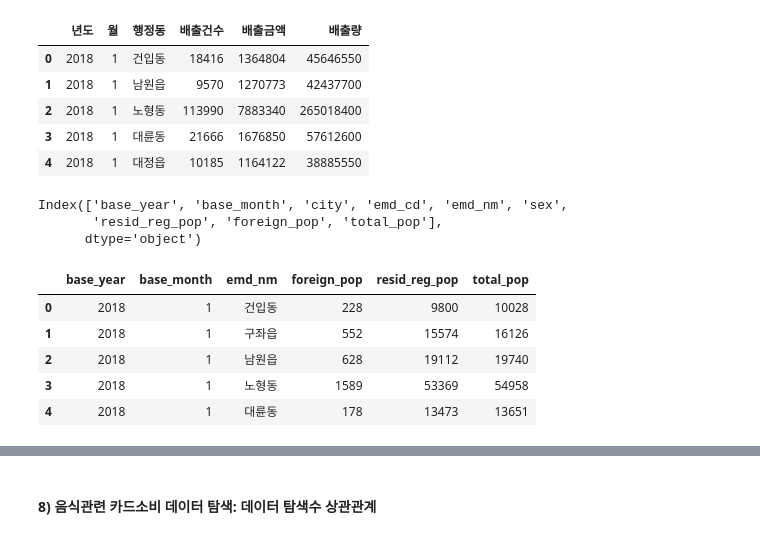
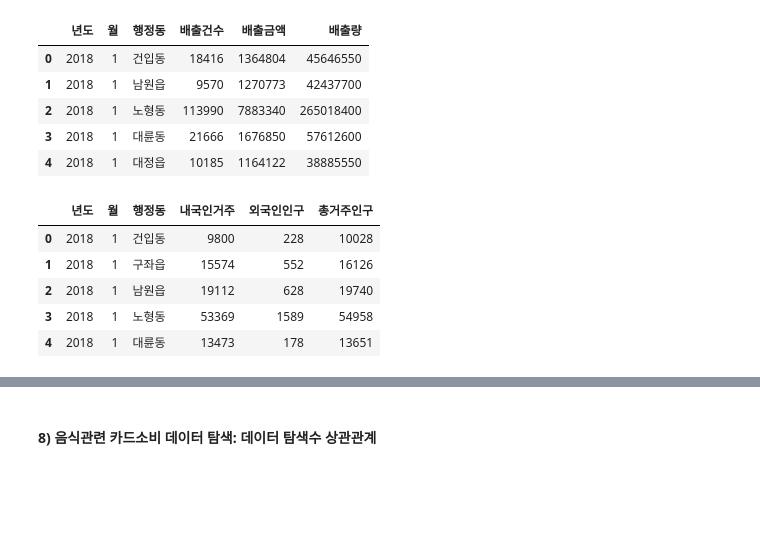
Before and after one commit to convin305/sum_daycon, a Jupyter notebook: [빅콘테스트]ECO제주/빅콘_정리.ipynb, the cells around one changed output, grey strips where cells are left out. Cells and saved outputs as stored; diff of their text form; code cells hidden in the pictures; blank space fills up the shorter version.

```diff
--- a/[빅콘테스트]ECO제주/빅콘_정리.ipynb
+++ b/[빅콘테스트]ECO제주/빅콘_정리.ipynb
@@ -238,6 +251,8 @@ korean = korean.drop(columns=['성별'])
 # %% [markdown]
 #### 3) 거주인구
 # %%
-pop = pd.read_csv('/content/drive/MyDrive/Data/빅콘/03_거주인구_RESIDENT_POP.CSV',encoding='cp949')
+pop = pd.read_csv('/content/drive/MyDrive/Data/빅콘/data/03_거주인구_RESIDENT_POP.CSV',encoding='cp949')
+# %%
+pop.columns = ['년도','월','시','행정동코드','행정동','성별','내국인거주','외국인인구','총거주인구']
 # %%
 # 년,월,동별 거주인구,외국인인구,총인구 피벗
@@ -508,23 +548,17 @@ food_w2.head()
 | 2 | 2018 | 1 | 노형동 | 113990 | 7883340 | 265018400 |
 | 3 | 2018 | 1 | 대륜동 | 21666 | 1676850 | 57612600 |
 | 4 | 2018 | 1 | 대정읍 | 10185 | 1164122 | 38885550 |
-# %%
-pop.columns
-# %% [output]
-Index(['base_year', 'base_month', 'city', 'emd_cd', 'emd_nm', 'sex',
-       'resid_reg_pop', 'foreign_pop', 'total_pop'],
-      dtype='object')
 # %%
 # pop 피벗
-r_pop2 = pd.pivot_table(data=pop,index=['base_year', 'base_month', 'emd_nm'],values=['resid_reg_pop','foreign_pop','total_pop'],aggfunc=sum).reset_index()
+r_pop2 = pd.pivot_table(data=pop,index=['년도', '월', '행정동'],values=['내국인거주','외국인인구','총거주인구'],aggfunc=sum).reset_index()
 r_pop2.head()
 # %% [output]
-|  | base_year | base_month | emd_nm | foreign_pop | resid_reg_pop | total_pop |
-| 0 | 2018 | 1 | 건입동 | 228 | 9800 | 10028 |
-| 1 | 2018 | 1 | 구좌읍 | 552 | 15574 | 16126 |
-| 2 | 2018 | 1 | 남원읍 | 628 | 19112 | 19740 |
-| 3 | 2018 | 1 | 노형동 | 1589 | 53369 | 54958 |
-| 4 | 2018 | 1 | 대륜동 | 178 | 13473 | 13651 |
+|  | 년도 | 월 | 행정동 | 내국인거주 | 외국인인구 | 총거주인구 |
+| 0 | 2018 | 1 | 건입동 | 9800 | 228 | 10028 |
+| 1 | 2018 | 1 | 구좌읍 | 15574 | 552 | 16126 |
+| 2 | 2018 | 1 | 남원읍 | 19112 | 628 | 19740 |
+| 3 | 2018 | 1 | 노형동 | 53369 | 1589 | 54958 |
+| 4 | 2018 | 1 | 대륜동 | 13473 | 178 | 13651 |
 # %%
 # 행정동 기준으로 합치기
 merge_pop = pd.merge(r_pop2,food_w2)
```
Also changed, not shown: parts of 81 cells of this notebook.
